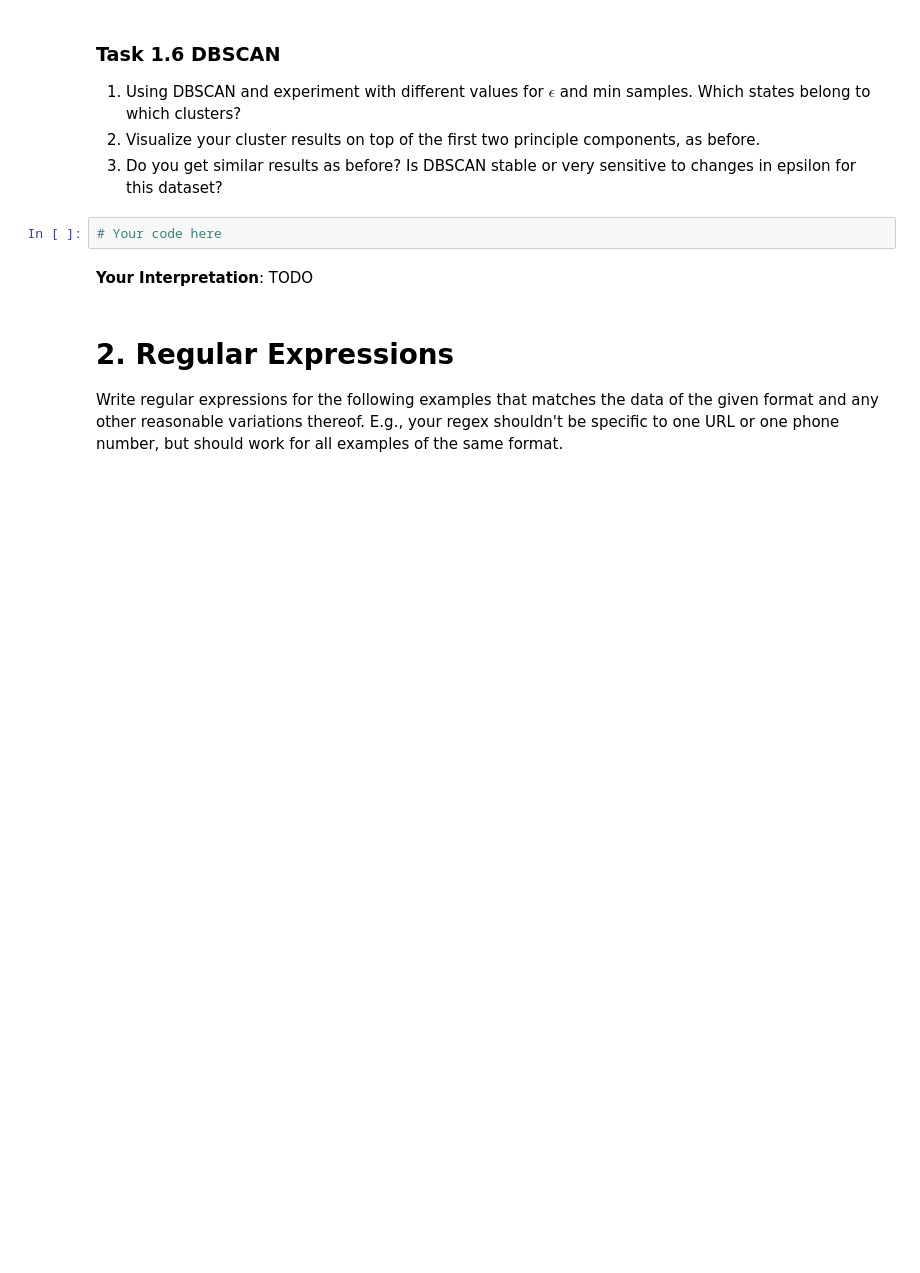
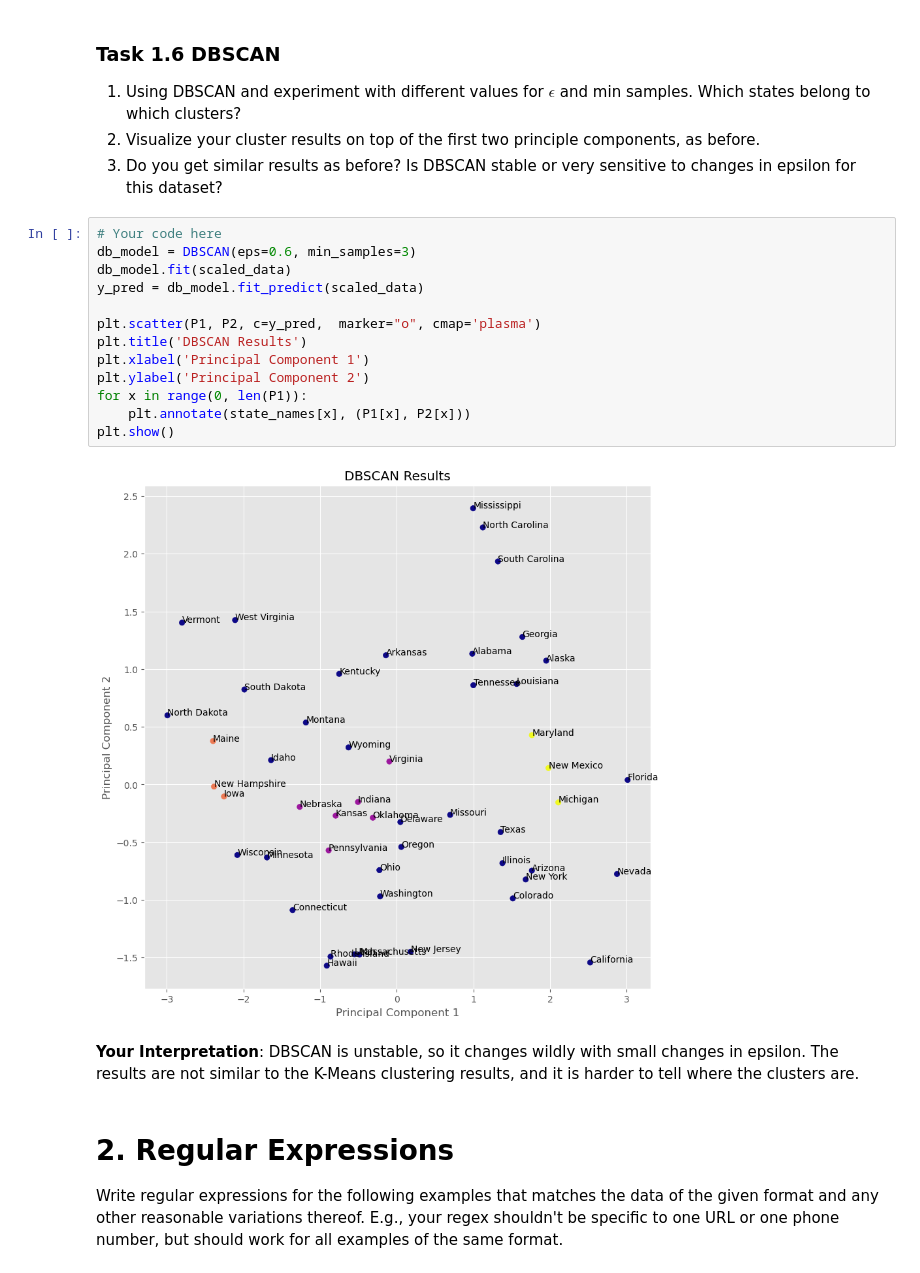
Before and after one commit to lissafriz/2023-datascience-homework, a Jupyter notebook: HW8/HW8.ipynb, the cells around one changed output. Drawn from its saved outputs; the diff is of its cells as text; blank space fills up the shorter version.

```diff
--- a/HW8/HW8.ipynb
+++ b/HW8/HW8.ipynb
@@ -162,10 +228,23 @@ Text(0, 0.5, 'Principal Component 2')
 1.  Using DBSCAN and experiment with different values for $\epsilon$ and min samples. Which states belong to which clusters?
 2. Visualize your cluster results on top of the first two principle components, as before.
 3. Do you get similar results as before? Is DBSCAN stable or very sensitive to changes in epsilon for this dataset?
-# %%
-# Your code here
-# %% [markdown]
-**Your Interpretation**: TODO
+# %%
+# Your code here
+db_model = DBSCAN(eps=0.6, min_samples=3)
+db_model.fit(scaled_data)
+y_pred = db_model.fit_predict(scaled_data)
+
+plt.scatter(P1, P2, c=y_pred,  marker="o", cmap='plasma')
+plt.title('DBSCAN Results')
+plt.xlabel('Principal Component 1')
+plt.ylabel('Principal Component 2')
+for x in range(0, len(P1)):
+    plt.annotate(state_names[x], (P1[x], P2[x]))
+plt.show()
+# %% [output]
+[figure, added]
+# %% [markdown]
+**Your Interpretation**: DBSCAN is unstable, so it changes wildly with small changes in epsilon. The results are not similar to the K-Means clustering results, and it is harder to tell where the clusters are.
 # %% [markdown]
 # 2. Regular Expressions
 
```
Also changed, not shown: parts of 25 cells of this notebook.
